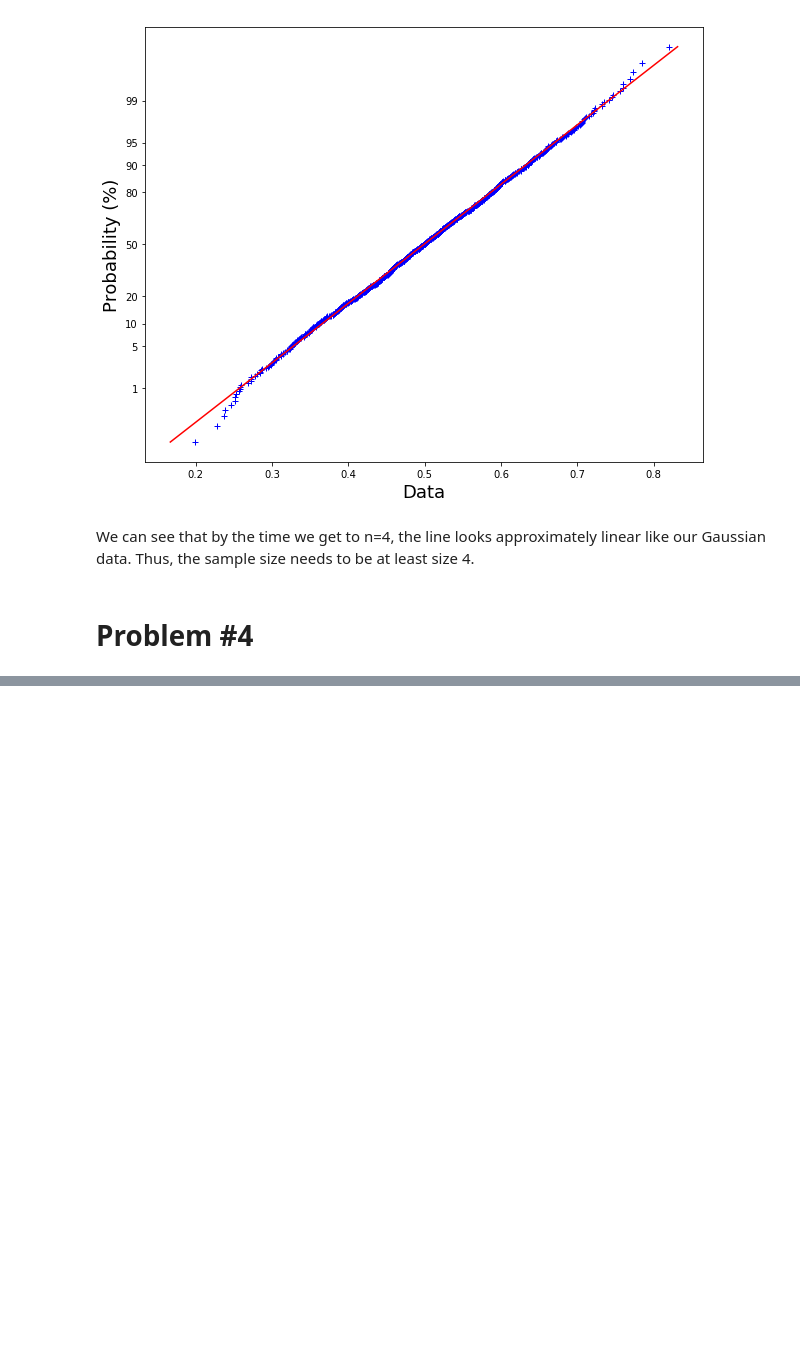
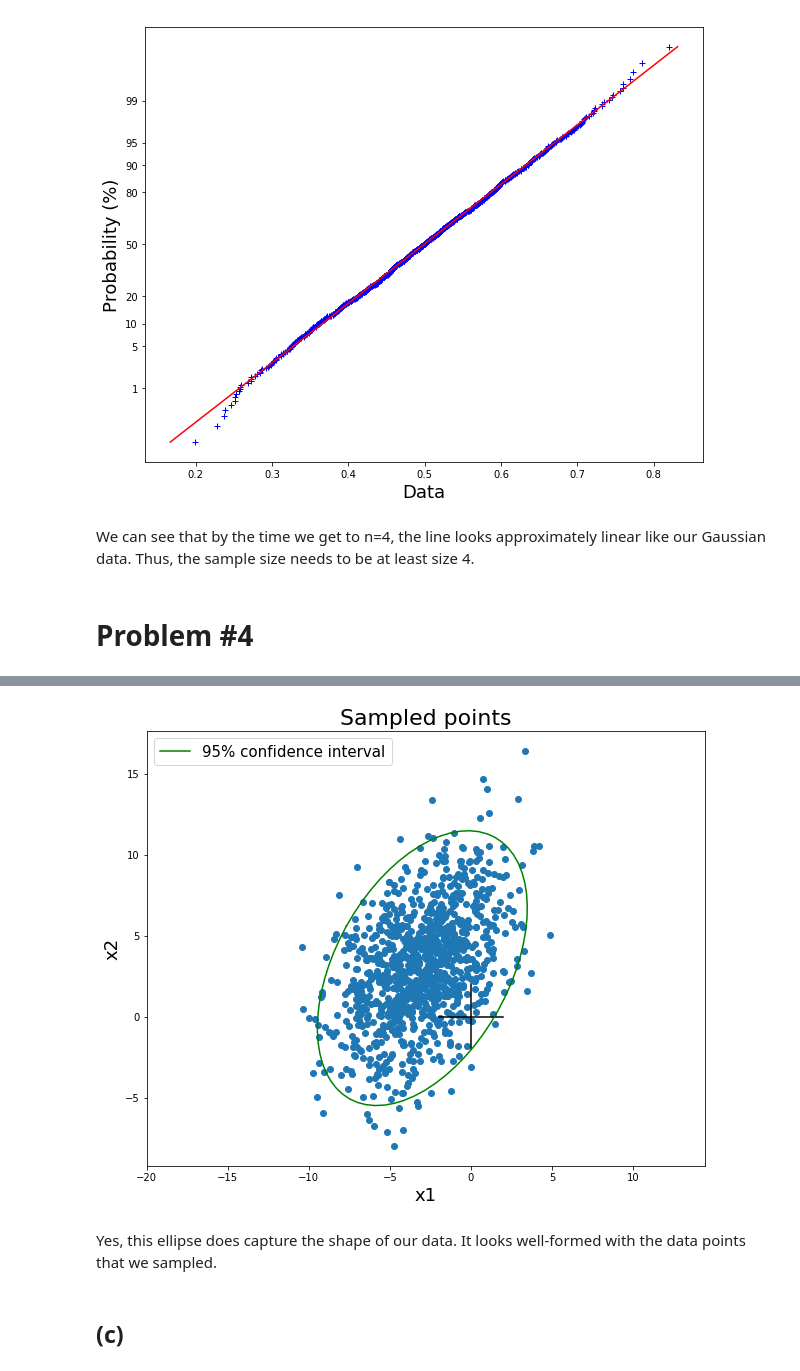
Before and after one commit to rfeinman/hw-mathtools, a Jupyter notebook: Feinman_Reuben_HW4/hw4.ipynb, the cells around one changed output, grey strips where cells are left out. Drawn from its saved outputs; the diff is of its cells as text; code cells hidden in the pictures; blank space fills up the shorter version.

```diff
--- a/Feinman_Reuben_HW4/hw4.ipynb
+++ b/Feinman_Reuben_HW4/hw4.ipynb
@@ -327,0 +407,43 @@ def ndRandn(mean, cov, num=1):
+# %%
+def create_ellipse(a, b):
+    """
+    A function that returns a set of 2D points that define
+    an ellipse, using the equation x^2/a + y^2/b = 1.
+    """
+    # create theta vector
+    thetas = np.array([2*np.pi*n/64 for n in range(65)])
+    # generate the matrix P that defines our ellipse
+    P = np.hstack([[[a*np.cos(theta)], [b*np.sin(theta)]] for theta in thetas])
+
+    return P
+# %%
+# Compute eigenvalue decomposition of our covariance matrix
+w, U = la.eigh(cov)
+# Compute major and minor axes of our elipse using the eigenvalues
+a = np.sqrt(w[0]*5.991)
+b = np.sqrt(w[1]*5.991)
+# Create an ellipse in the input space using these major and minor axes
+P = create_ellipse(a, b)
+# Project the ellipse into the principle component space
+P_new = np.matmul(U, P)
+# Finally, shift the ellipse by our mean vector
+P_new += mean.reshape(-1,1)
+# %%
+# Now plot ellipse on top of the points
+plt.figure(figsize=(10,8))
+plt.axis('equal')
+plt.plot([-2, 2], [0, 0], c='black') # X-axis
+plt.plot([0, 0], [-2, 2], c='black') # Y-axis
+plt.scatter(X[:,0], X[:,1]) # Data points
+plt.title('Sampled points', fontsize=22)
+plt.xlabel('x1', fontsize=18)
+plt.ylabel('x2', fontsize=18)
+plt.plot(P_new[0], P_new[1], color='g', label='95% confidence interval')
+plt.legend(prop={'size': 15})
+plt.show()
+# %% [output]
+[figure, added]
+# %% [markdown]
+Yes, this ellipse does capture the shape of our data. It looks well-formed with the data points that we sampled.
+# %% [markdown]
+## (c)
```
Also changed, not shown: parts of 10 cells of this notebook.
